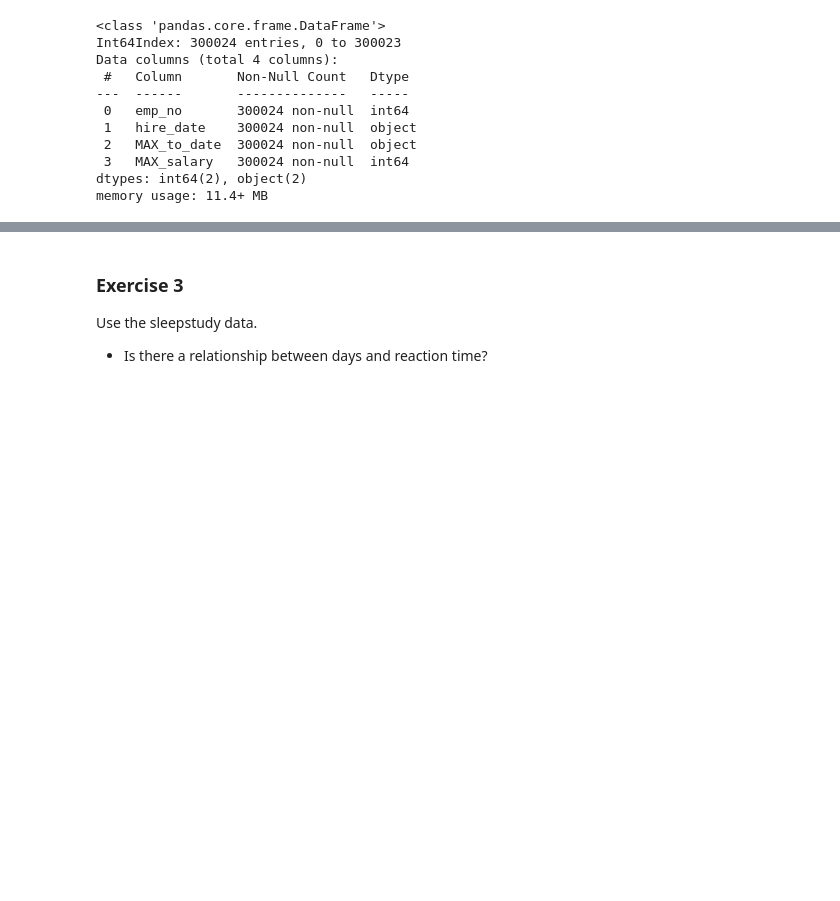
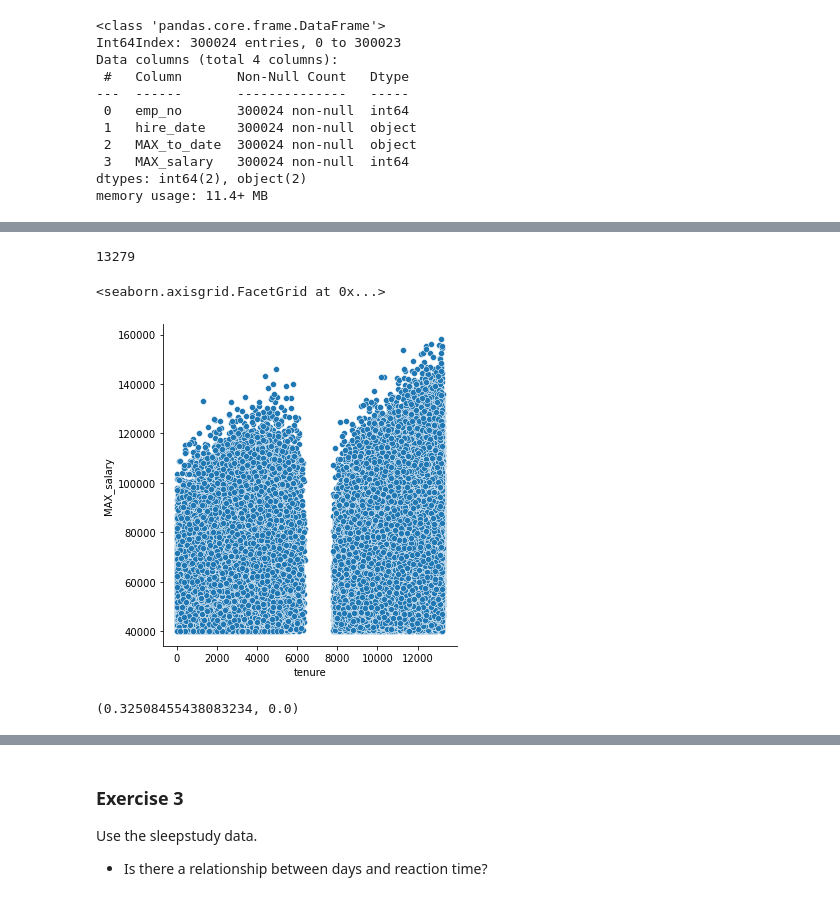
Before and after one commit to HeatherOrtegaMcMillan/statistics-exercises, a Jupyter notebook: hypothesis_testing.ipynb, the cells around one changed output, grey strips where cells are left out. Cells and saved outputs as stored; diff of their text form; code cells hidden in the pictures; blank space fills up the shorter version.

```diff
--- a/hypothesis_testing.ipynb
+++ b/hypothesis_testing.ipynb
@@ -621,3 +637,10 @@ df_emp2['tenure'] = df_emp2['MAX_to_date'] - df_emp2['hire_date']
+# %%
+#assign to df_emp2.tenure
+df_emp2['tenure'] = df_emp2['tenure'].astype('str').str.replace(' days', '').astype('int')
 # %%
 x = df_emp2['tenure']
 y = df_emp2['MAX_salary']
+
+df_emp2.tenure.max()
+# %% [output]
+13279
@@ -625,0 +647,13 @@ x
+# %%
+# I DID IT!!!!
+sns.relplot(x, y)
+
+# I wonder what that weird gap is in tenure between about 6000 and 8000 days
+# %% [output]
+<seaborn.axisgrid.FacetGrid at 0x...>
+[figure, added]
+# %%
+corr, p = stats.pearsonr(x, y)
+corr, p
+# %% [output]
+(0.32508455438083234, 0.0)
```
Also changed, not shown: parts of 8 cells of this notebook.
